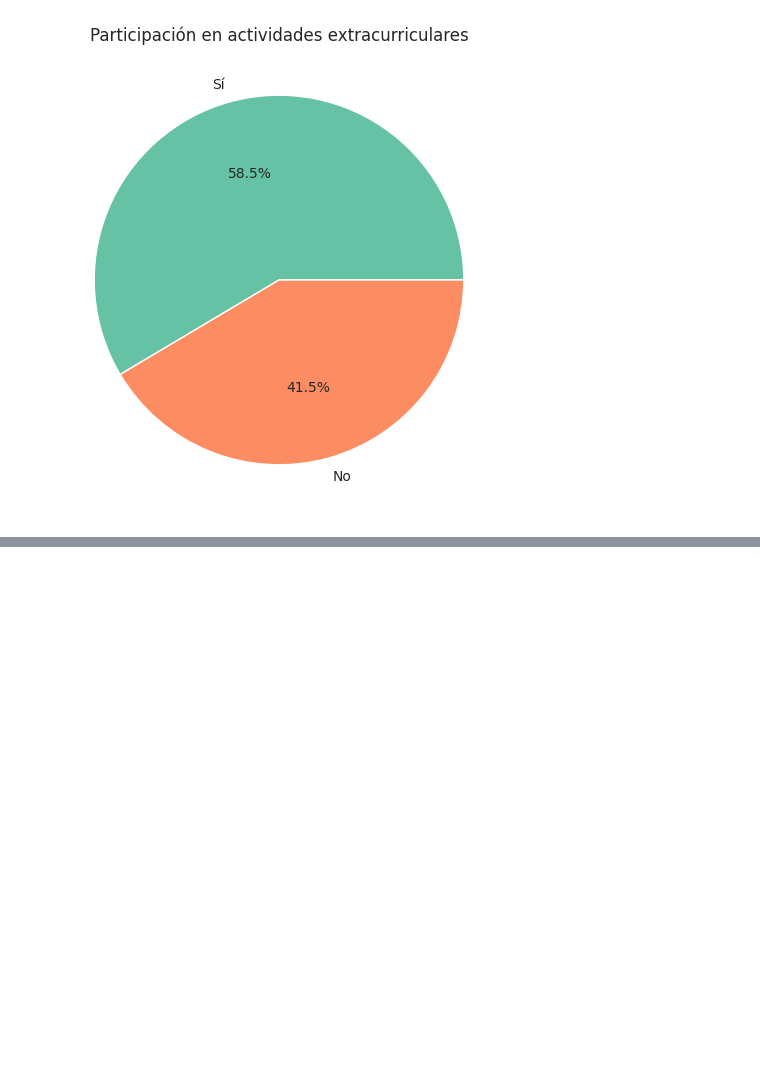
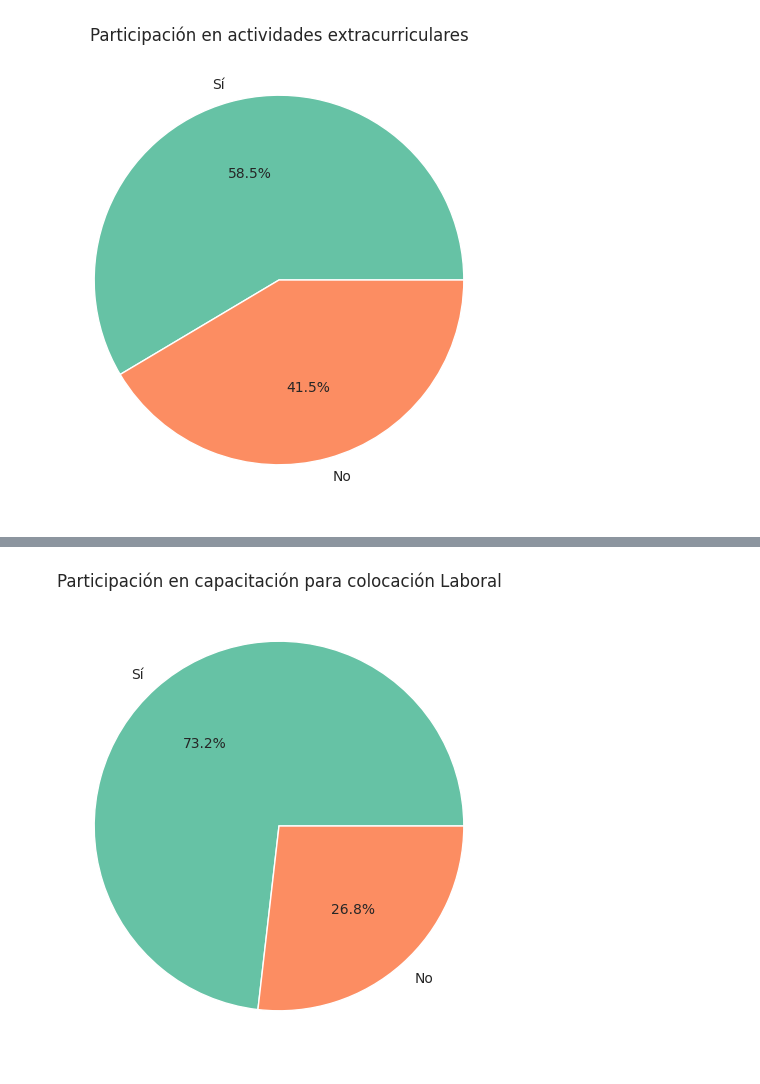
Before and after one commit to Dyaruro1/AI-Proyect-PlacementPrediction, a Jupyter notebook: Dataset_Proyecto.ipynb, the cells around one changed output, grey strips where cells are left out. Saved outputs shown, nothing was run; the diff lists cells and outputs as text; code cells hidden in the pictures; blank space fills up the shorter version.

Commit message:
Se agrego descripción y visualización de la columna 'PlacementTraining', en total hice tratamiento a 3 columnas.

```diff
--- a/Dataset_Proyecto.ipynb
+++ b/Dataset_Proyecto.ipynb
@@ -323,0 +328,11 @@ plt.show()
+# %%
+plt.figure(figsize=(6, 6))
+sns.set_style("whitegrid")
+sns.set_palette("Set2")
+counts = df["PlacementTraining"].value_counts()
+labels = ['Sí', 'No']
+plt.pie(counts, labels=labels, autopct="%1.1f%%")
+plt.title("Participación en capacitación para colocación Laboral")
+plt.show()
+# %% [output]
+[figure, added]
```
Also changed, not shown: parts of 1 cell of this notebook.
